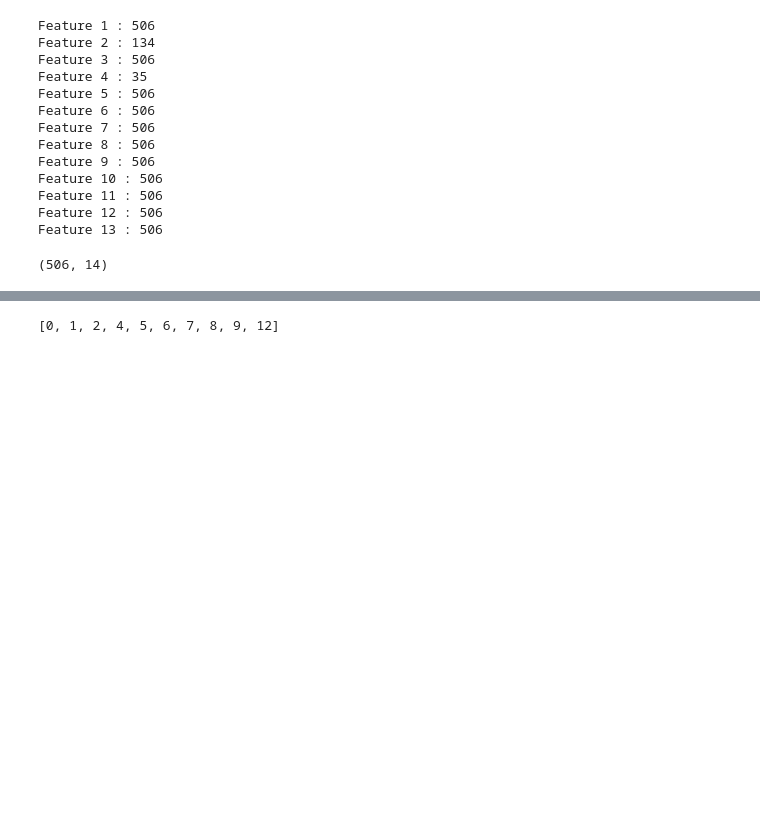
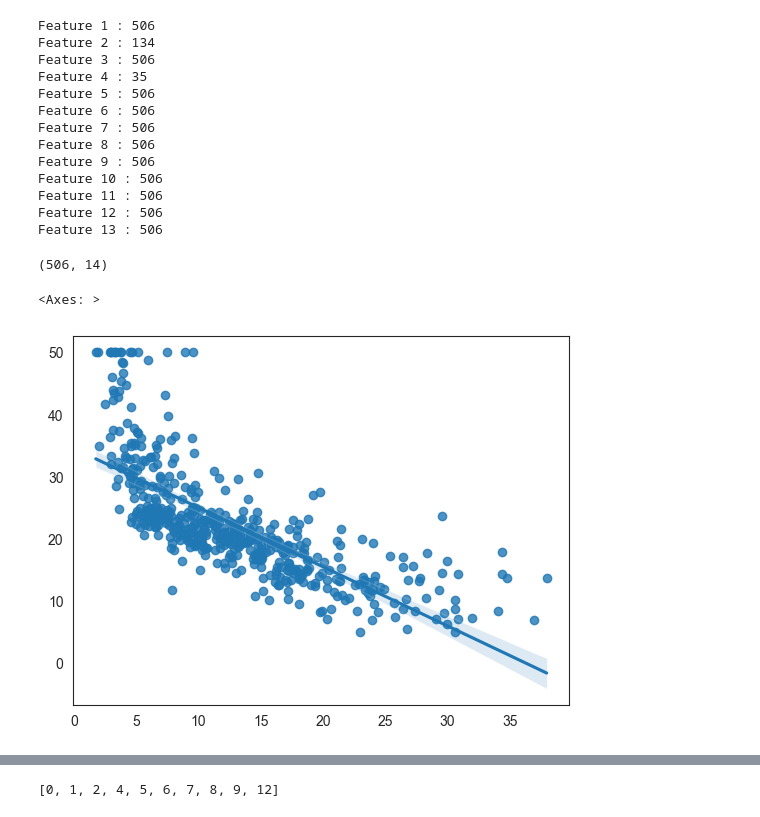
Before and after one commit to sdslrn/DataMining, a Jupyter notebook: homework1/lzj/data_preprocessing_linear.ipynb, the cells around one changed output, grey strips where cells are left out. Cells and saved outputs as stored; diff of their text form; code cells hidden in the pictures; blank space fills up the shorter version.

```diff
--- a/homework1/lzj/data_preprocessing_linear.ipynb
+++ b/homework1/lzj/data_preprocessing_linear.ipynb
@@ -51,7 +51,10 @@ print(final_data.shape)
 import seaborn as sns
 sns.set_style("white")
 # %%
-sns.regplot(x=data[:,0],y=target)
+sns.regplot(x=data[:,12],y=target)
+# %% [output]
+<Axes: >
+[figure, added]
 # %%
 import matplotlib.pyplot as plt
 
```
Also changed, not shown: parts of 7 cells of this notebook, 2 other files.
